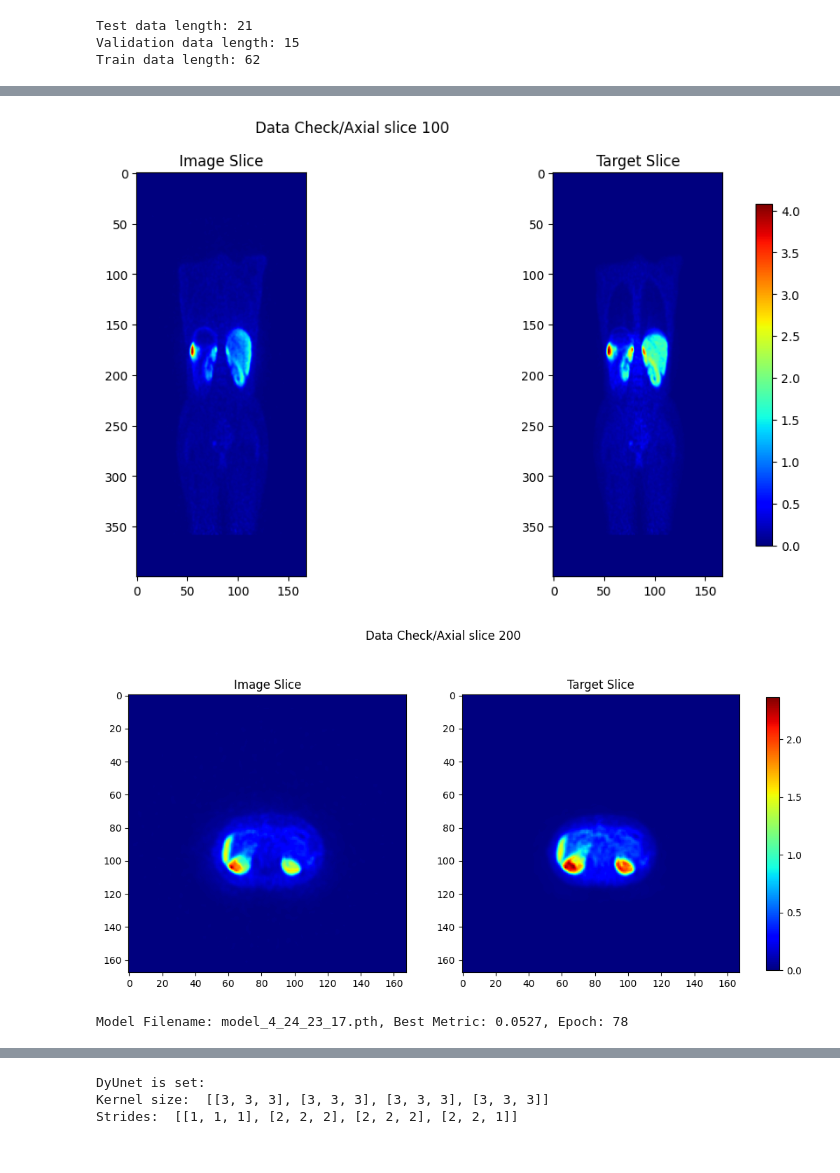
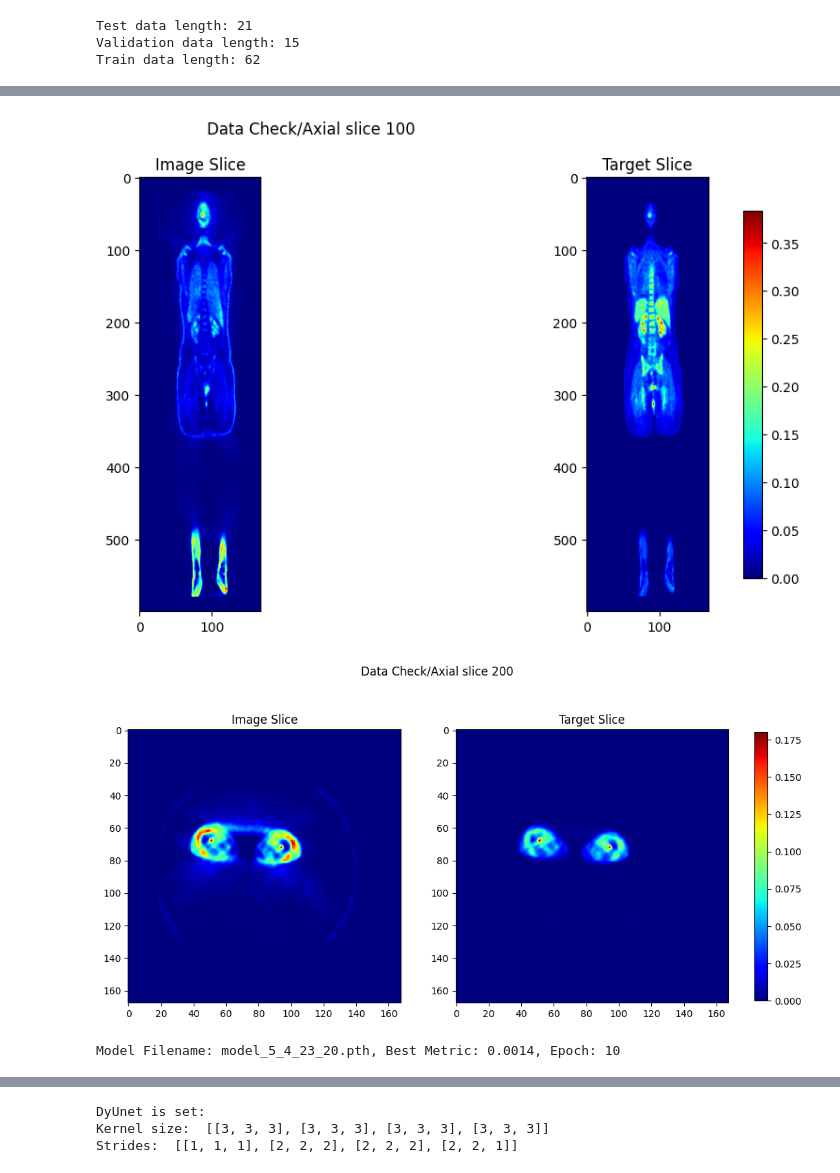
Before and after one commit to s-shahpouri/DL_PET, a Jupyter notebook: Inference_Dyunet.ipynb, the cells around one changed output, grey strips where cells are left out. Cells and saved outputs as stored; diff of their text form; code cells hidden in the pictures.

```diff
--- a/Inference_Dyunet.ipynb
+++ b/Inference_Dyunet.ipynb
@@ -54,12 +55,26 @@ test_loader = loader_factory.get_loader('test', batch_size=1, num_workers=2, shu
 # %%
-# from data_preparation import ExternalRadioSetHandling
+from data_preparation import ExternalRadioSetHandling, LoaderFactory
 
-# data_handler = ExternalRadioSetHandling(data_dir=fdg_data_dir, test_ratio=0.2)
-# train_files, val_files, test_files = data_handler.get_split_data()
+data_handler = ExternalRadioSetHandling(data_dir=fdg_data_dir, test_ratio=0.2)
+train_files, val_files, test_files = data_handler.get_split_data()
 
-# print(f"Test data length: {len(test_files)}")
-# print(f"Validation data length: {len(val_files)}")
-# print(f"Train data length: {len(train_files)}")
+print(f"Test data length: {len(test_files)}")
+print(f"Validation data length: {len(val_files)}")
+print(f"Train data length: {len(train_files)}")
+
+
+loader_factory = LoaderFactory(
+    train_files=train_files,
+    val_files=val_files,
+    test_files=test_files,
+    patch_size = [168, 168, 16],
+    spacing = [4.07, 4.07, 3.00],
+    spatial_size = (168, 168, 600)
+    )
+
+# train_loader = loader_factory.get_loader('train', batch_size=4, num_workers=2, shuffle=True)
+# val_loader = loader_factory.get_loader('val', batch_size=1, num_workers=2, shuffle=False)
+test_loader = loader_factory.get_loader('test', batch_size=1, num_workers=2, shuffle=False)
 # %% [output]
 Test data length: 21
 Validation data length: 15
@@ -129,16 +82,16 @@ Train data length: 62
 # %%
-from data_preparation import visualize_axial_slice, visualize_axial_slice2
+from vis import visualize_axial_slice, visualize_coronal_slice
 
 
 slice_index = 100  # Example slice index.
-visualize_axial_slice2(test_loader, slice_index)
+visualize_coronal_slice(test_loader, slice_index)
 # %% [output]
-[figure, old version]
+[figure, new version]
 # %%
 slice_index = 200  # Example slice index.
 visualize_axial_slice(test_loader, slice_index)
 # %% [output]
-[figure, old version]
+[figure, new version]
 # %%
 from utils import find_last_saved_model, parse_loss_values
 
@@ -146,22 +99,26 @@ from utils import find_last_saved_model, parse_loss_values
 # log_filename = 'log_3_4_12_4.txt' # saved on hard
 # log_filename = 'log_3_4_12_41.txt' # saved on hard
 log_filename = 'log_3_18.txt'
-log_filename = 'log_3_27_8_47.txt'
+log_filename = 'log_3_27_8_47.txt' # Tuned for fdg
 # log_filename = 'log_3_28_6_8.txt'
 # log_filename = 'log_3_28_10_41.txt'
 # log_filename = 'log_3_28_20_48.txt'
 # log_filename = 'log_3_29_6_54.txt'
 # log_filename = 'log_4_6_8_55.txt'
 log_filename = 'log_4_17_16_3.txt'
-log_filename = 'log_4_17_19_29.txt' # Ga, new structure.
-log_filename = 'log_4_23_21_47.txt' # Edameye log_4_17_19_29
+log_filename = 'log_4_17_19_29.txt' # Ga, new structure. editesh kardam payini ro ezaf kardam behesh.
+# log_filename = 'log_4_23_21_47.txt' # Edameye log_4_17_19_29
 
+log_filename = 'log_5_3_15_18.txt' # Tuned for fdg lr = 0.00001
+log_filename = 'log_5_4_7_19.txt' # Tuned for fdg lr = 0.0001
+log_filename = 'log_5_4_19_58.txt' # Tuned for fdg lr = 0.001
+log_filename = 'log_5_4.txt' # Tuned for fdg lr = 0.001 khodam save kardam ta epoch 20
 
 log_filepath = log_dir + '/'+ log_filename
 bestmodel_filename, best_metric, best_epoch = find_last_saved_model(log_filepath)
 print(f"Model Filename: {bestmodel_filename}, Best Metric: {best_metric}, Epoch: {best_epoch}")
 # %% [output]
-Model Filename: model_4_24_23_17.pth, Best Metric: 0.0527, Epoch: 78
+Model Filename: model_5_4_23_20.pth, Best Metric: 0.0014, Epoch: 10
 # %%
 # bestmodel_filename =  'model_4_2_0_41.pth'
 
```
Also changed, not shown: parts of 16 cells of this notebook, 7 other files.
